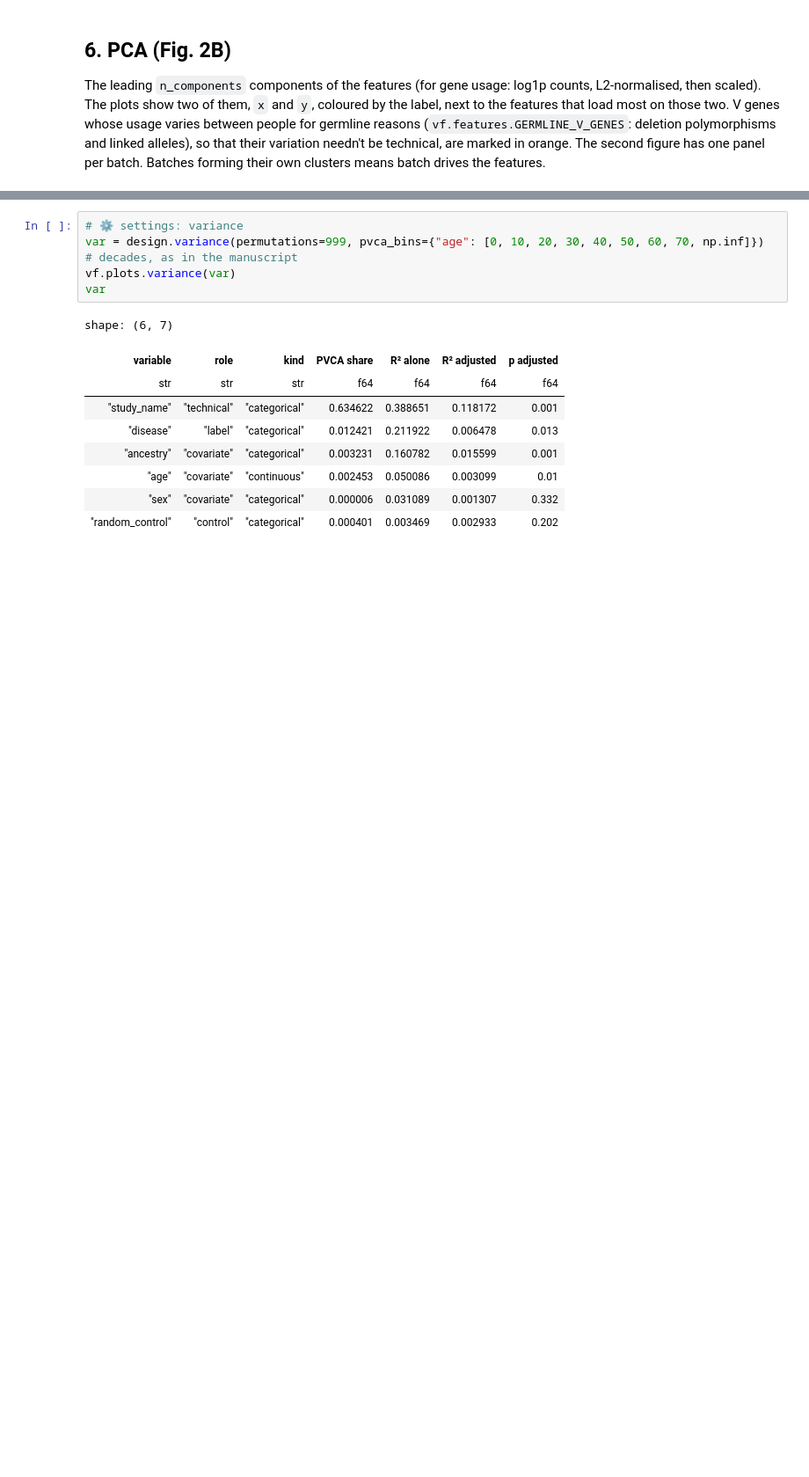
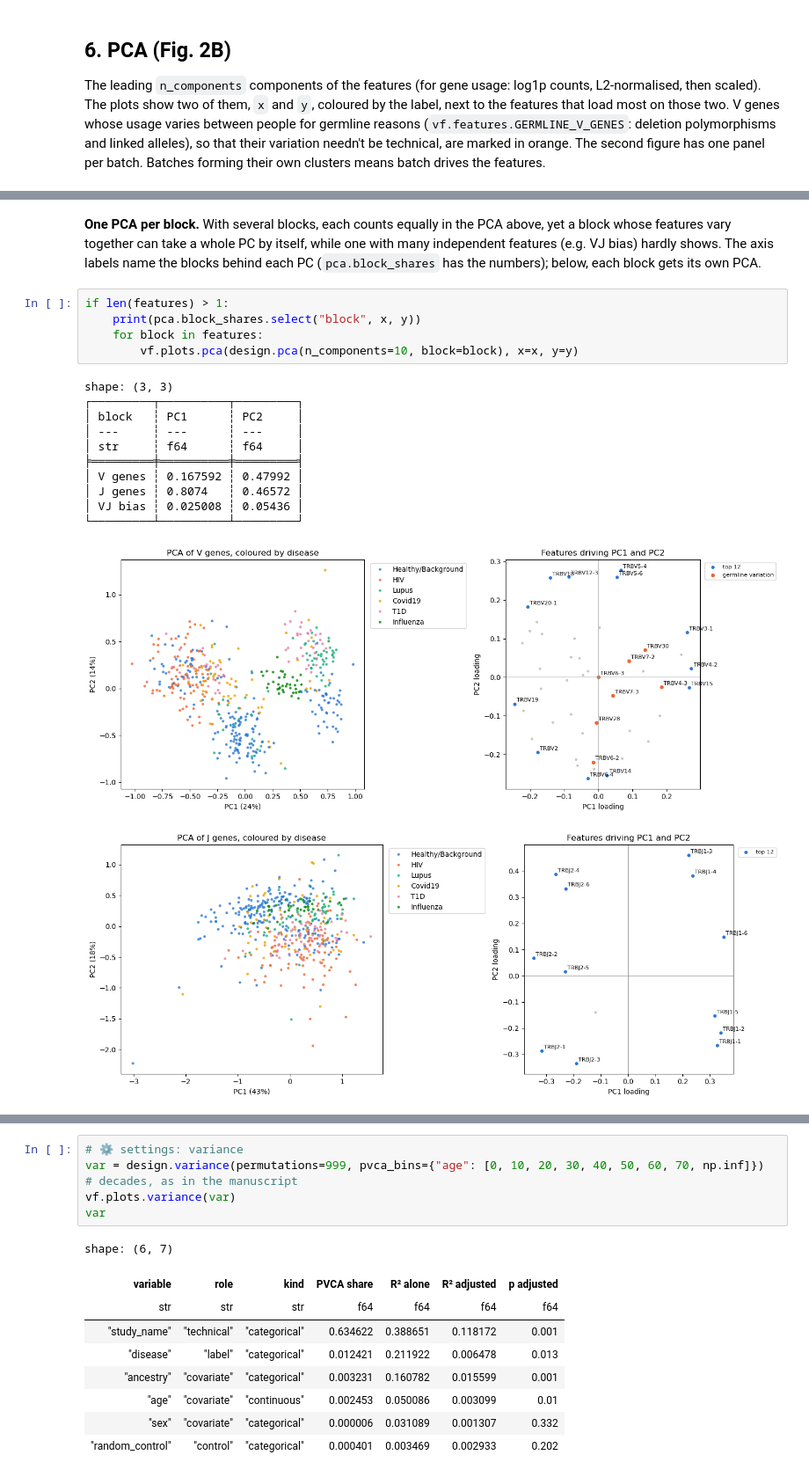
Before and after one commit to vincentvandeuren/vairrify, a Jupyter notebook: notebooks/2_shortcut_learning.ipynb, the cells around one changed output, grey strips where cells are left out. Shown at 88% size. Saved outputs shown, nothing was run; the diff lists cells and outputs as text; blank space fills up the shorter version.

```diff
--- a/notebooks/2_shortcut_learning.ipynb
+++ b/notebooks/2_shortcut_learning.ipynb
@@ -209,0 +211,20 @@ explained variance: PC1 24%, PC2 14%, PC3 10%, PC4 6%, PC5 5%, PC6 4%, PC7 4%, P
+# %% [markdown]
+**One PCA per block.** With several blocks, each counts equally in the PCA above, yet a block whose features vary together can take a whole PC by itself, while one with many independent features (e.g. VJ bias) hardly shows. The axis labels name the blocks behind each PC (`pca.block_shares` has the numbers); below, each block gets its own PCA.
+# %%
+if len(features) > 1:
+    print(pca.block_shares.select("block", x, y))
+    for block in features:
+        vf.plots.pca(design.pca(n_components=10, block=block), x=x, y=y)
+# %% [output]
+shape: (3, 3)
+┌─────────┬──────────┬─────────┐
+│ block   ┆ PC1      ┆ PC2     │
+│ ---     ┆ ---      ┆ ---     │
+│ str     ┆ f64      ┆ f64     │
+╞═════════╪══════════╪═════════╡
+│ V genes ┆ 0.167592 ┆ 0.47992 │
+│ J genes ┆ 0.8074   ┆ 0.46572 │
+│ VJ bias ┆ 0.025008 ┆ 0.05436 │
+└─────────┴──────────┴─────────┘
+[figure, added]
+[figure, added]
```
Also changed, not shown: parts of 12 cells of this notebook, 2 other files.
